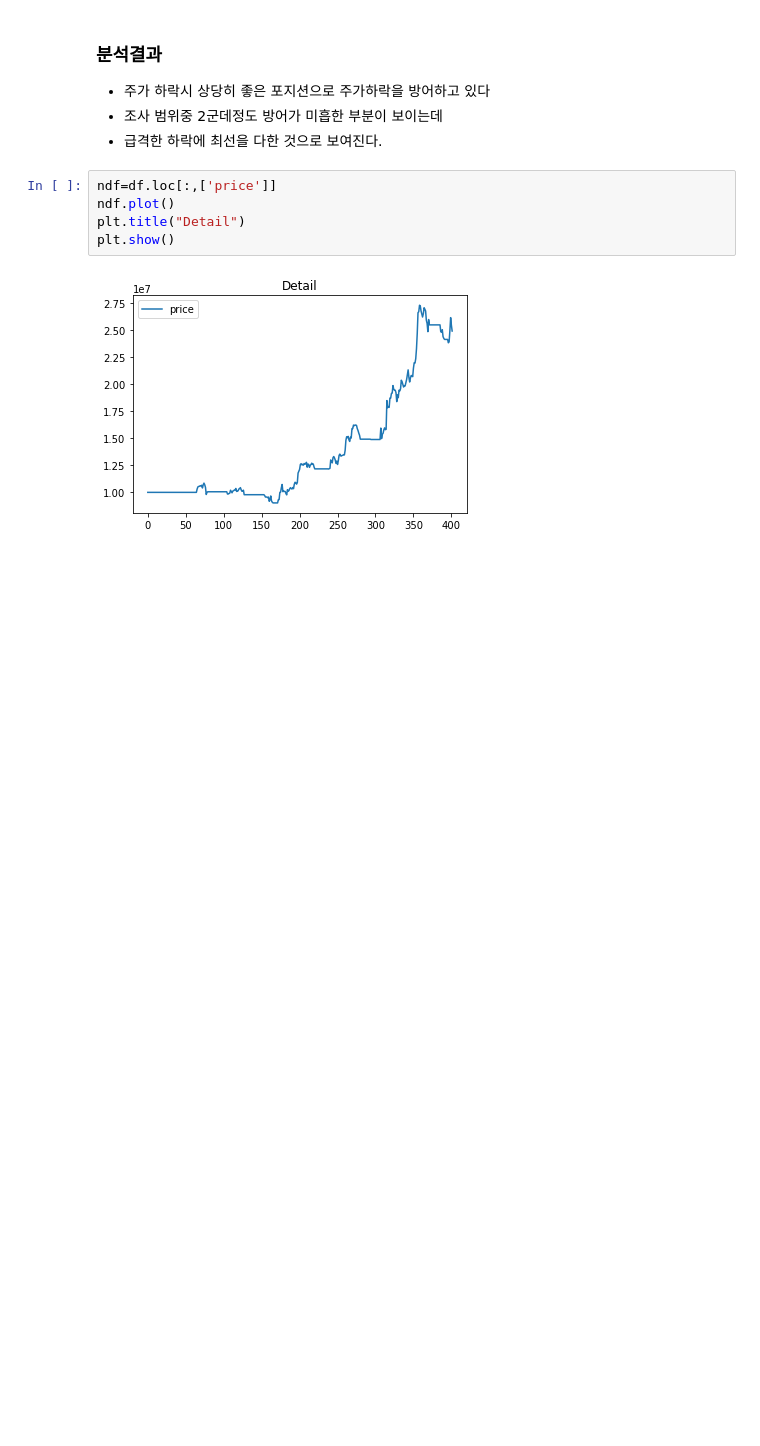
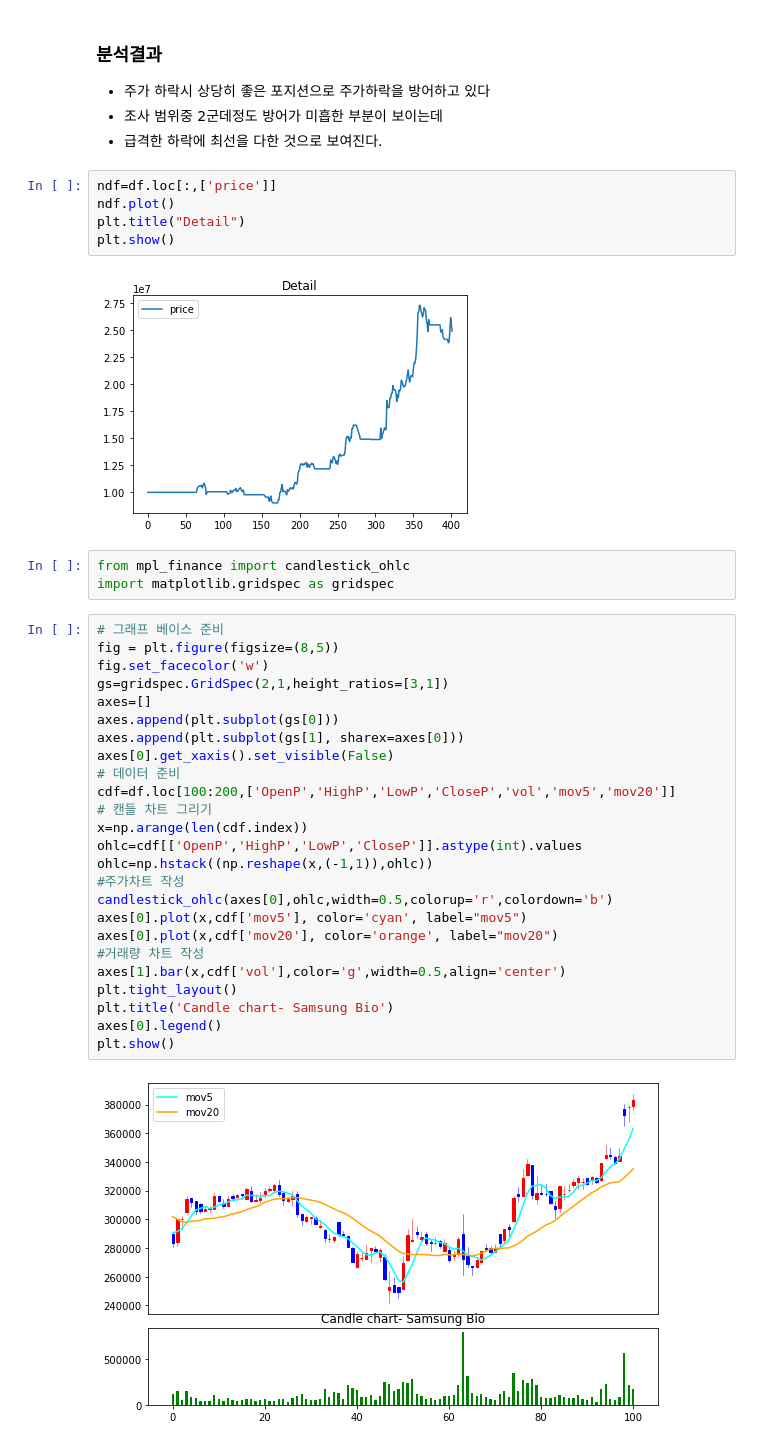
Before and after one commit to MagnaPax/automated_trading, a Jupyter notebook: SAMBA/stockAna.ipynb, the cells around one changed output. Drawn from its saved outputs; the diff is of its cells as text; blank space fills up the shorter version.

```diff
--- a/SAMBA/stockAna.ipynb
+++ b/SAMBA/stockAna.ipynb
@@ -238,3 +238,33 @@ plt.title("Detail")
 plt.show()
 # %% [output]
 [figure]
+# %%
+from mpl_finance import candlestick_ohlc
+import matplotlib.gridspec as gridspec
+# %%
+# 그래프 베이스 준비
+fig = plt.figure(figsize=(8,5))
+fig.set_facecolor('w')
+gs=gridspec.GridSpec(2,1,height_ratios=[3,1])
+axes=[]
+axes.append(plt.subplot(gs[0]))
+axes.append(plt.subplot(gs[1], sharex=axes[0]))
+axes[0].get_xaxis().set_visible(False)
+# 데이터 준비
+cdf=df.loc[100:200,['OpenP','HighP','LowP','CloseP','vol','mov5','mov20']]
+# 캔들 차트 그리기
+x=np.arange(len(cdf.index))
+ohlc=cdf[['OpenP','HighP','LowP','CloseP']].astype(int).values
+ohlc=np.hstack((np.reshape(x,(-1,1)),ohlc))
+#주가차트 작성
+candlestick_ohlc(axes[0],ohlc,width=0.5,colorup='r',colordown='b')
+axes[0].plot(x,cdf['mov5'], color='cyan', label="mov5")
+axes[0].plot(x,cdf['mov20'], color='orange', label="mov20")
+#거래량 차트 작성
+axes[1].bar(x,cdf['vol'],color='g',width=0.5,align='center')
+plt.tight_layout()
+plt.title('Candle chart- Samsung Bio')
+axes[0].legend()
+plt.show()
+# %% [output]
+[figure, added]
```
